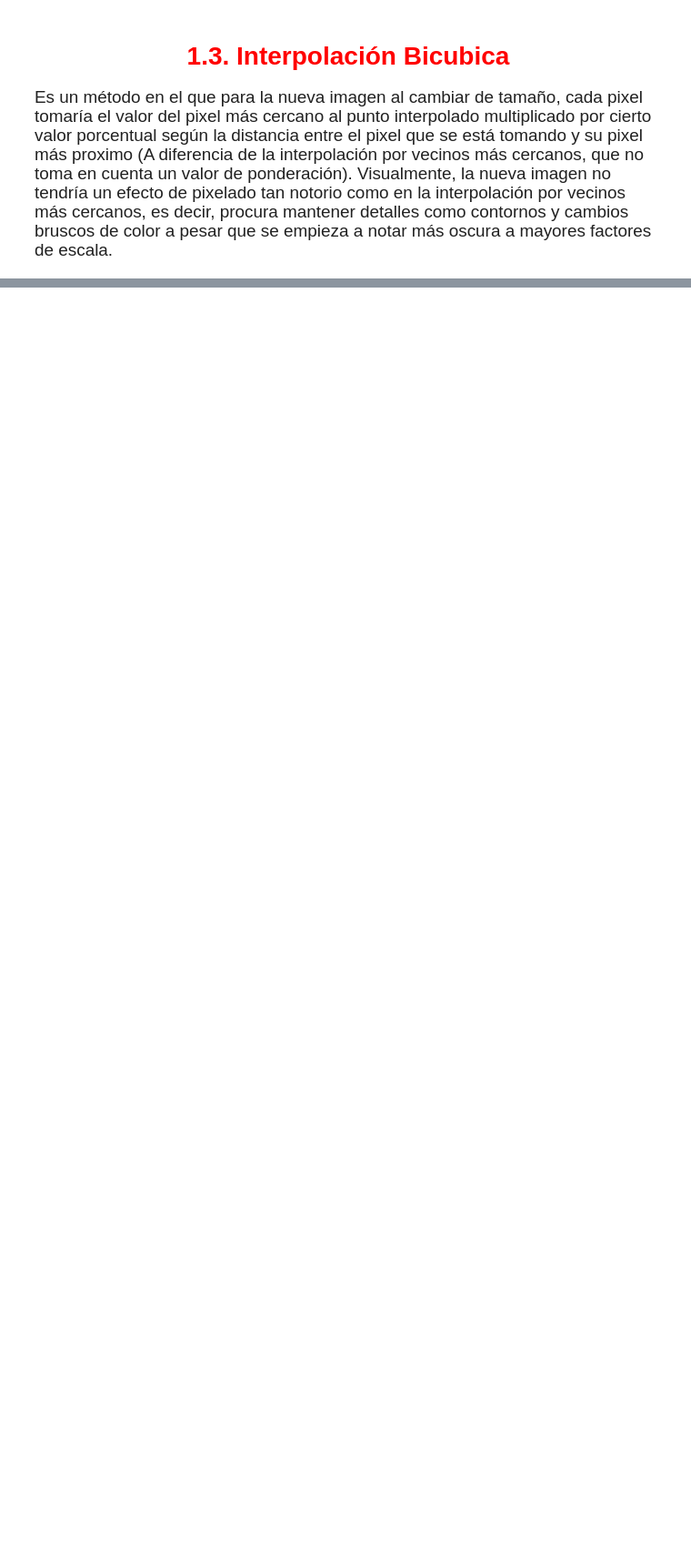
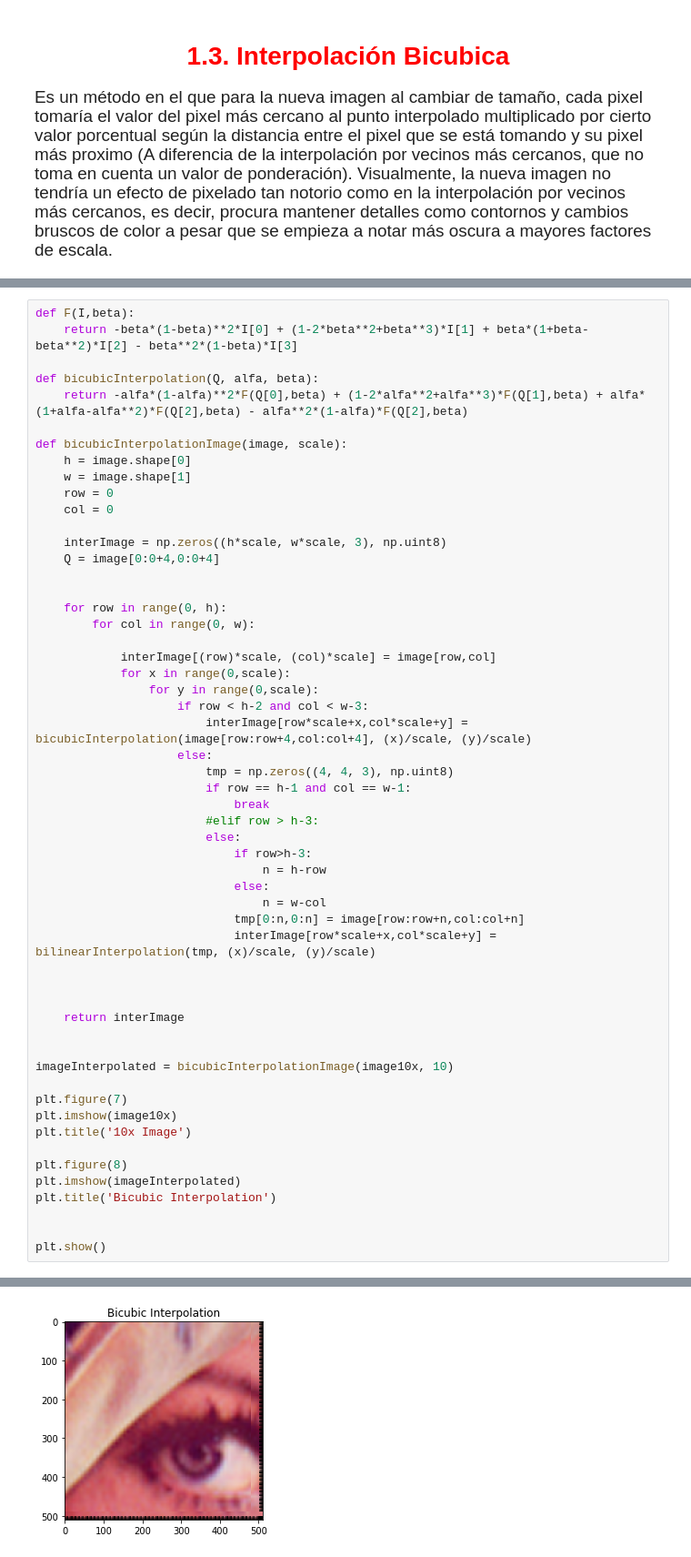
Before and after one commit to crarojasca/VisionDeMaquina, a Jupyter notebook: Tarea1_MichaelMurcia_CristianRojas.ipynb, the cells around one changed output, grey strips where cells are left out. Shown at 91% size. Saved outputs shown, nothing was run; the diff lists cells and outputs as text; blank space fills up the shorter version.

```diff
--- a/Tarea1_MichaelMurcia_CristianRojas.ipynb
+++ b/Tarea1_MichaelMurcia_CristianRojas.ipynb
@@ -398,0 +358,56 @@ plt.show()
+# %%
+def F(I,beta):
+    return -beta*(1-beta)**2*I[0] + (1-2*beta**2+beta**3)*I[1] + beta*(1+beta-beta**2)*I[2] - beta**2*(1-beta)*I[3]
+
+def bicubicInterpolation(Q, alfa, beta):
+    return -alfa*(1-alfa)**2*F(Q[0],beta) + (1-2*alfa**2+alfa**3)*F(Q[1],beta) + alfa*(1+alfa-alfa**2)*F(Q[2],beta) - alfa**2*(1-alfa)*F(Q[2],beta)
+
+def bicubicInterpolationImage(image, scale):
+    h = image.shape[0]
+    w = image.shape[1]
+    row = 0
+    col = 0
+
+    interImage = np.zeros((h*scale, w*scale, 3), np.uint8)
+    Q = image[0:0+4,0:0+4]
+
+
+    for row in range(0, h):
+        for col in range(0, w):
+
+            interImage[(row)*scale, (col)*scale] = image[row,col]
+            for x in range(0,scale):
+                for y in range(0,scale):
+                    if row < h-2 and col < w-3:
+                        interImage[row*scale+x,col*scale+y] = bicubicInterpolation(image[row:row+4,col:col+4], (x)/scale, (y)/scale)
+                    else:
+                        tmp = np.zeros((4, 4, 3), np.uint8)
+                        if row == h-1 and col == w-1:
+                            break
+                        #elif row > h-3:
+                        else:
+                            if row>h-3:
+                                n = h-row
+                            else:
+                                n = w-col
+                            tmp[0:n,0:n] = image[row:row+n,col:col+n]
+                            interImage[row*scale+x,col*scale+y] = bilinearInterpolation(tmp, (x)/scale, (y)/scale)
+
+
+
+    return interImage
+
+
+imageInterpolated = bicubicInterpolationImage(image10x, 10)
+
+plt.figure(7)
+plt.imshow(image10x)
+plt.title('10x Image')
+
+plt.figure(8)
+plt.imshow(imageInterpolated)
+plt.title('Bicubic Interpolation')
+
+
+plt.show()
+# %% [output]
@@ -398,0 +415 @@ plt.show()
+[figure, added]
```
Also changed, not shown: parts of 4 cells of this notebook.
